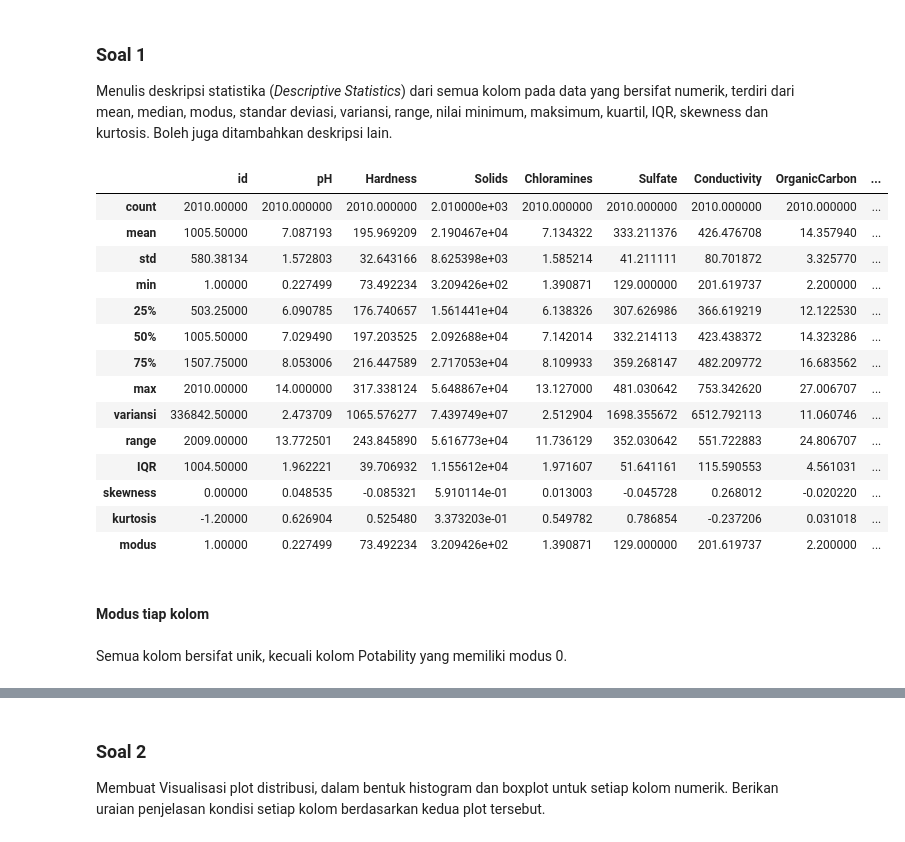
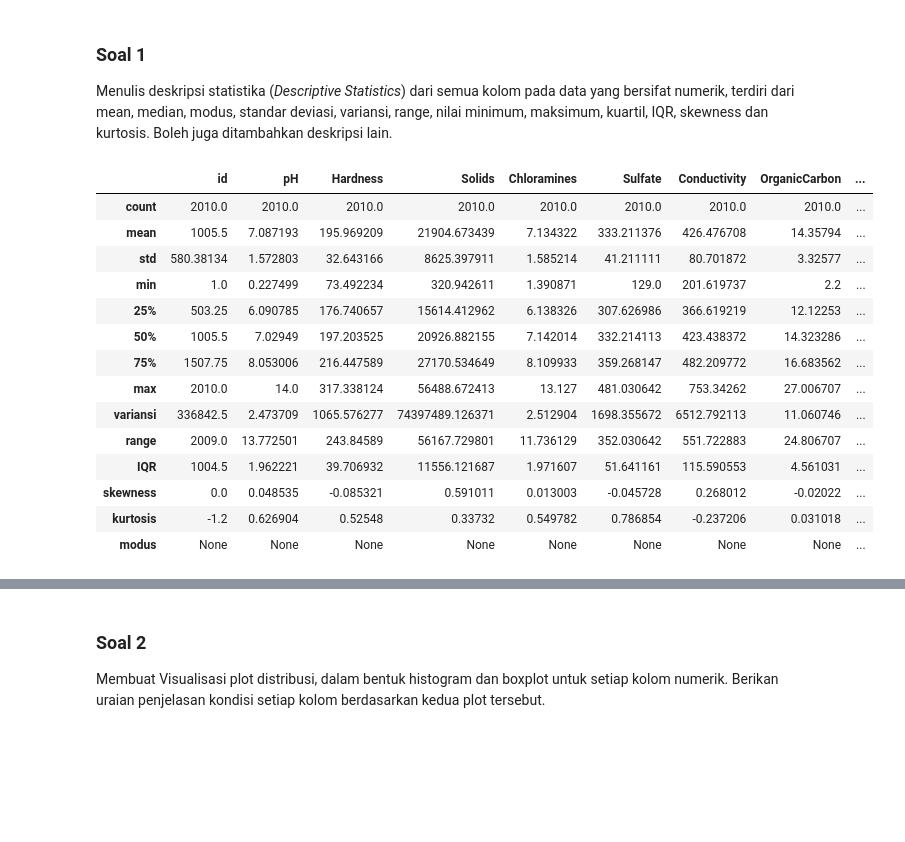
Before and after one commit to kentlius/Tubes-Probstat, a Jupyter notebook: main.ipynb, the cells around one changed output, grey strips where cells are left out. Saved outputs shown, nothing was run; the diff lists cells and outputs as text; code cells hidden in the pictures; blank space fills up the shorter version.

Commit message:
update boxplot & modus

```diff
--- a/main.ipynb
+++ b/main.ipynb
@@ -45,32 +45,31 @@ Menulis deskripsi statistika (*Descriptive Statistics*) dari semua kolom pada da
 # %%
 df1 = df.describe(include=[np.number])
 df1.loc['variansi'] = df.var()
 df1.loc['range'] = df.max() - df.min()
 df1.loc['IQR'] = df.quantile(0.75) - df.quantile(0.25)
 df1.loc['skewness'] = df.skew()
 df1.loc['kurtosis'] = df.kurt()
 modus = []
 for coloumn in df1:
-    modus.append(df[coloumn].mode()[0])
+    if (df[coloumn].mode().count() == len(df)):
+        modus.append('None')
+    else:
+        modus.append(df[coloumn].mode()[0])
 df1.loc['modus'] = modus
 df1
 # %% [output]
 |  | id | pH | Hardness | Solids | Chloramines | Sulfate | Conductivity | OrganicCarbon | ... |
-| count | 2010.00000 | 2010.000000 | 2010.000000 | 2.010000e+03 | 2010.000000 | 2010.000000 | 2010.000000 | 2010.000000 | ... |
-| mean | 1005.50000 | 7.087193 | 195.969209 | 2.190467e+04 | 7.134322 | 333.211376 | 426.476708 | 14.357940 | ... |
-| std | 580.38134 | 1.572803 | 32.643166 | 8.625398e+03 | 1.585214 | 41.211111 | 80.701872 | 3.325770 | ... |
-| min | 1.00000 | 0.227499 | 73.492234 | 3.209426e+02 | 1.390871 | 129.000000 | 201.619737 | 2.200000 | ... |
-| 25% | 503.25000 | 6.090785 | 176.740657 | 1.561441e+04 | 6.138326 | 307.626986 | 366.619219 | 12.122530 | ... |
-| 50% | 1005.50000 | 7.029490 | 197.203525 | 2.092688e+04 | 7.142014 | 332.214113 | 423.438372 | 14.323286 | ... |
-| 75% | 1507.75000 | 8.053006 | 216.447589 | 2.717053e+04 | 8.109933 | 359.268147 | 482.209772 | 16.683562 | ... |
-| max | 2010.00000 | 14.000000 | 317.338124 | 5.648867e+04 | 13.127000 | 481.030642 | 753.342620 | 27.006707 | ... |
-| variansi | 336842.50000 | 2.473709 | 1065.576277 | 7.439749e+07 | 2.512904 | 1698.355672 | 6512.792113 | 11.060746 | ... |
-| range | 2009.00000 | 13.772501 | 243.845890 | 5.616773e+04 | 11.736129 | 352.030642 | 551.722883 | 24.806707 | ... |
-| IQR | 1004.50000 | 1.962221 | 39.706932 | 1.155612e+04 | 1.971607 | 51.641161 | 115.590553 | 4.561031 | ... |
-| skewness | 0.00000 | 0.048535 | -0.085321 | 5.910114e-01 | 0.013003 | -0.045728 | 0.268012 | -0.020220 | ... |
-| kurtosis | -1.20000 | 0.626904 | 0.525480 | 3.373203e-01 | 0.549782 | 0.786854 | -0.237206 | 0.031018 | ... |
-| modus | 1.00000 | 0.227499 | 73.492234 | 3.209426e+02 | 1.390871 | 129.000000 | 201.619737 | 2.200000 | ... |
+| count | 2010.0 | 2010.0 | 2010.0 | 2010.0 | 2010.0 | 2010.0 | 2010.0 | 2010.0 | ... |
+| mean | 1005.5 | 7.087193 | 195.969209 | 21904.673439 | 7.134322 | 333.211376 | 426.476708 | 14.35794 | ... |
+| std | 580.38134 | 1.572803 | 32.643166 | 8625.397911 | 1.585214 | 41.211111 | 80.701872 | 3.32577 | ... |
+| min | 1.0 | 0.227499 | 73.492234 | 320.942611 | 1.390871 | 129.0 | 201.619737 | 2.2 | ... |
+| 25% | 503.25 | 6.090785 | 176.740657 | 15614.412962 | 6.138326 | 307.626986 | 366.619219 | 12.12253 | ... |
+| 50% | 1005.5 | 7.02949 | 197.203525 | 20926.882155 | 7.142014 | 332.214113 | 423.438372 | 14.323286 | ... |
+| 75% | 1507.75 | 8.053006 | 216.447589 | 27170.534649 | 8.109933 | 359.268147 | 482.209772 | 16.683562 | ... |
+| max | 2010.0 | 14.0 | 317.338124 | 56488.672413 | 13.127 | 481.030642 | 753.34262 | 27.006707 | ... |
+| variansi | 336842.5 | 2.473709 | 1065.576277 | 74397489.126371 | 2.512904 | 1698.355672 | 6512.792113 | 11.060746 | ... |
+| range | 2009.0 | 13.772501 | 243.84589 | 56167.729801 | 11.736129 | 352.030642 | 551.722883 | 24.806707 | ... |
+| IQR | 1004.5 | 1.962221 | 39.706932 | 11556.121687 | 1.971607 | 51.641161 | 115.590553 | 4.561031 | ... |
+| skewness | 0.0 | 0.048535 | -0.085321 | 0.591011 | 0.013003 | -0.045728 | 0.268012 | -0.02022 | ... |
+| kurtosis | -1.2 | 0.626904 | 0.52548 | 0.33732 | 0.549782 | 0.786854 | -0.237206 | 0.031018 | ... |
+| modus | None | None | None | None | None | None | None | None | ... |
-# %% [markdown]
-#### Modus tiap kolom
-# %% [markdown]
-Semua kolom bersifat unik, kecuali kolom Potability yang memiliki modus 0.
```
Also changed, not shown: parts of 13 cells of this notebook.
